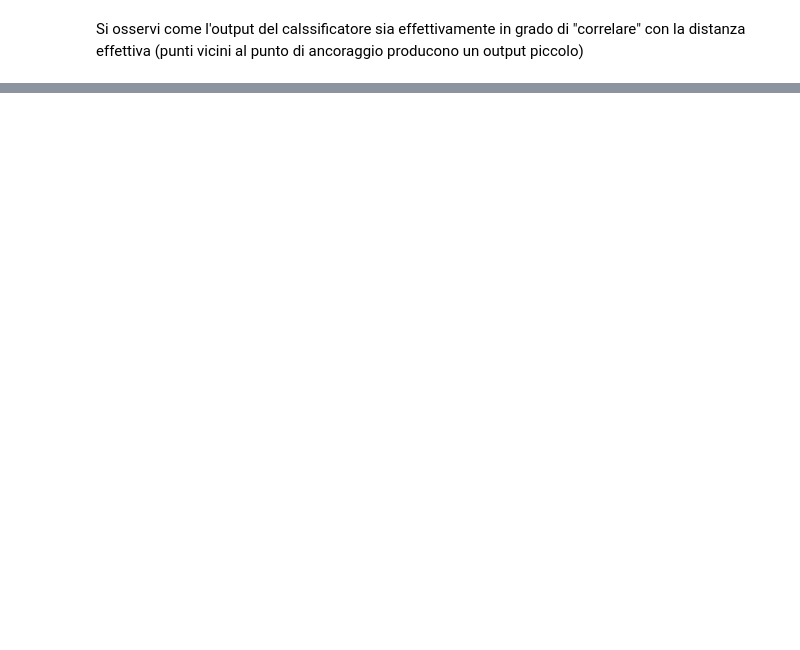
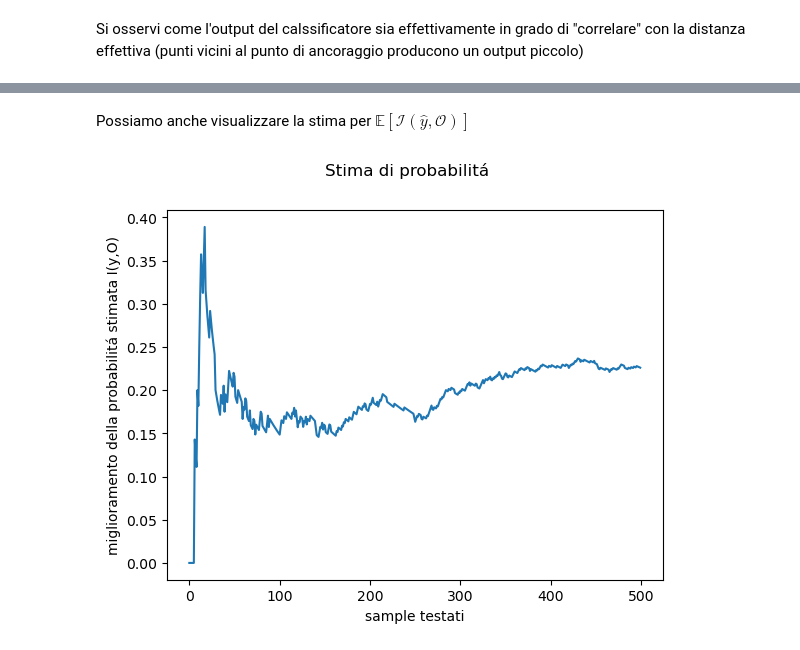
Before and after one commit to lucamuscarnera/AnchorPointQuality, a Jupyter notebook: FullWorkingDataPipeline/Main.ipynb, the cells around one changed output, grey strips where cells are left out. Cells and saved outputs as stored; diff of their text form; code cells hidden in the pictures; blank space fills up the shorter version.

```diff
--- a/FullWorkingDataPipeline/Main.ipynb
+++ b/FullWorkingDataPipeline/Main.ipynb
@@ -383,0 +416,2 @@ Si osservi come l'output del calssificatore sia effettivamente in grado di "corr
+# %%
+soglia = 8
@@ -383,0 +452,4 @@ Si osservi come l'output del calssificatore sia effettivamente in grado di "corr
+# %%
+def oracolo(A):
+    classifica = np.random.choice(len(A),len(A),False)
+    return classifica
@@ -383,0 +530,15 @@ Si osservi come l'output del calssificatore sia effettivamente in grado di "corr
+# %%
+test_samples = np.arange(len(voxelizations))[indici_test]
+
+J = []
+J_oracolo = []
+print("Stimando J(y) e J(O)...")
+for i,sample in enumerate(test_samples[np.random.choice(len(test_samples),size = 500,replace = True)]):
+    points      = prediction_compare(sample)
+    points      = points.argsort(axis = 0)
+    scelto      = points[:,1][points[:,0].argmin()]
+    curr_soglia = 2
+    J.append( scelto < curr_soglia )
+    scelto_rnd  = points[:,1][np.random.choice(len(points))]
+    J_oracolo.append(scelto_rnd < curr_soglia)
+print("Stima eseguita.")
@@ -383,0 +560,10 @@ Si osservi come l'output del calssificatore sia effettivamente in grado di "corr
+# %% [markdown]
+Possiamo anche visualizzare la stima per $\mathbb E[ \mathscr I(\hat y,\mathscr O) ]$
+# %%
+plt.suptitle("Stima di probabilitá")
+plt.xlabel("sample testati")
+plt.ylabel("miglioramento della probabilitá stimata I(y,O)")
+plt.plot( np.cumsum(np.array(J)*1 - 1*np.array(J_oracolo))/(np.arange(len(J)) +1) )
+plt.show()
+# %% [output]
+[figure, added]
```
Also changed, not shown: parts of 32 cells of this notebook.
